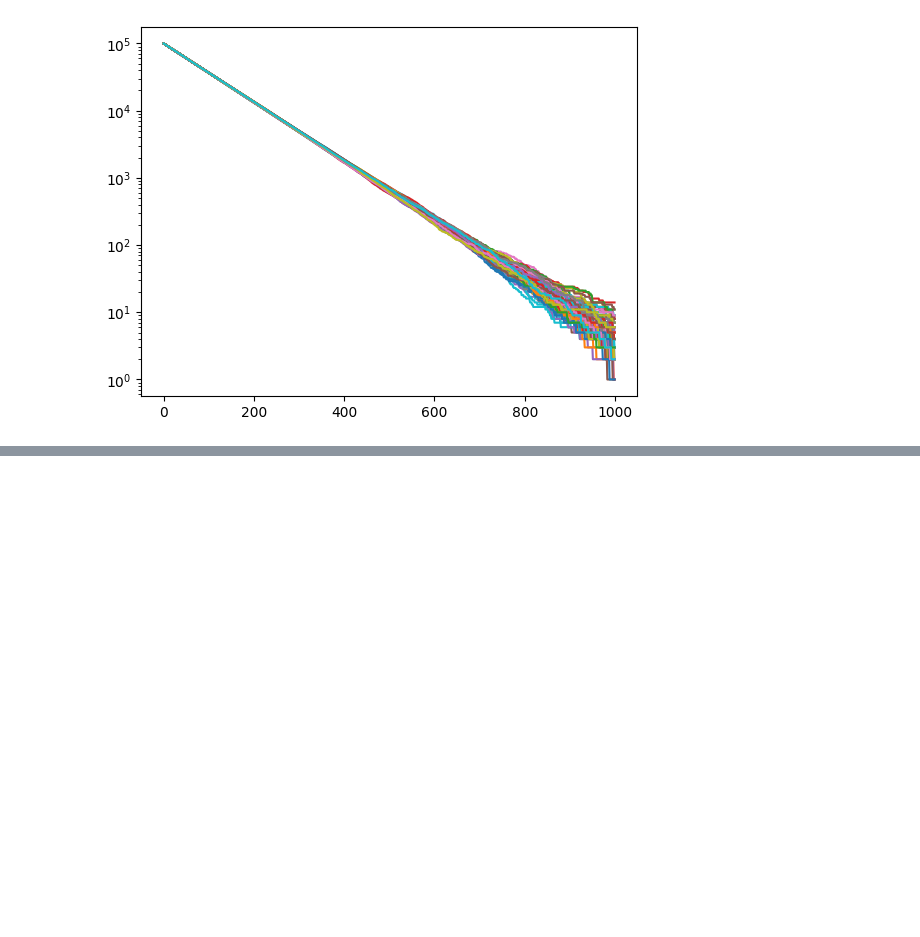
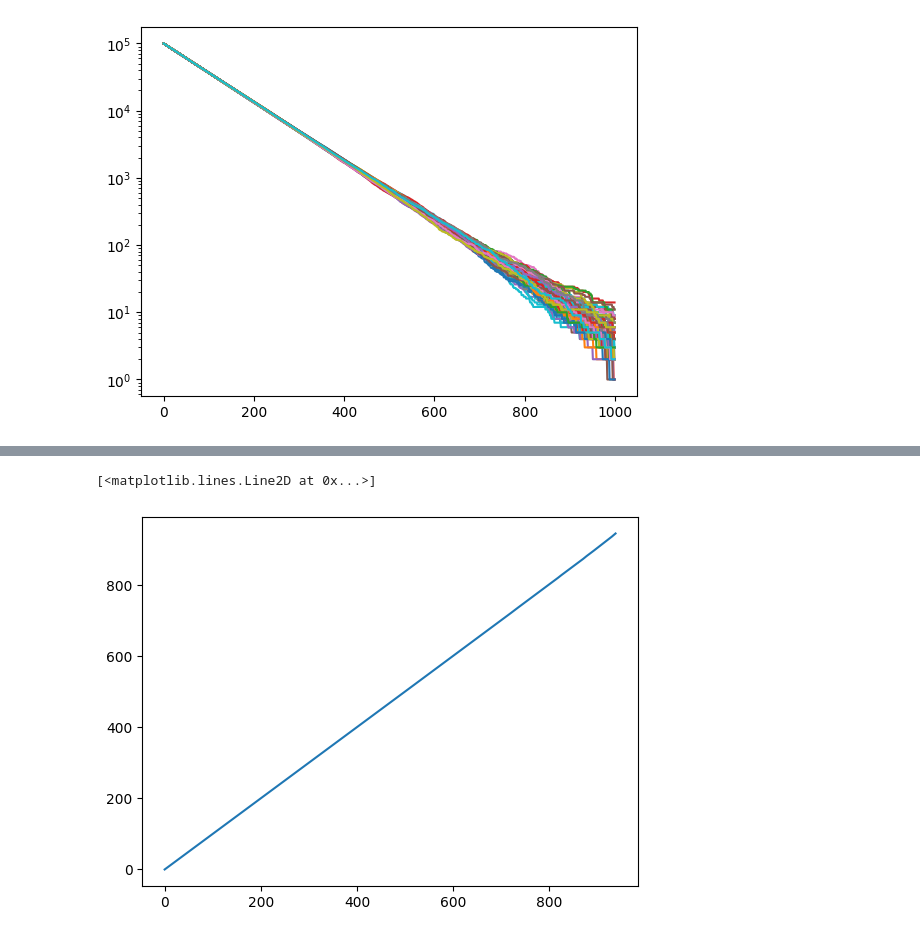
Before and after one commit to moises-santillan/MathematicalBiology, a Jupyter notebook: code/Python/ExponentialDecay.ipynb, the cells around one changed output, grey strips where cells are left out. Saved outputs shown, nothing was run; the diff lists cells and outputs as text; code cells hidden in the pictures; blank space fills up the shorter version.

```diff
--- a/code/Python/ExponentialDecay.ipynb
+++ b/code/Python/ExponentialDecay.ipynb
@@ -135,0 +159,5 @@ plt.yscale('log')
+# %%
+plt.plot(times, Tavg)
+# %% [output]
+[<matplotlib.lines.Line2D at 0x...>]
+[figure, added]
```
Also changed, not shown: parts of 6 cells of this notebook, 1 other file.
